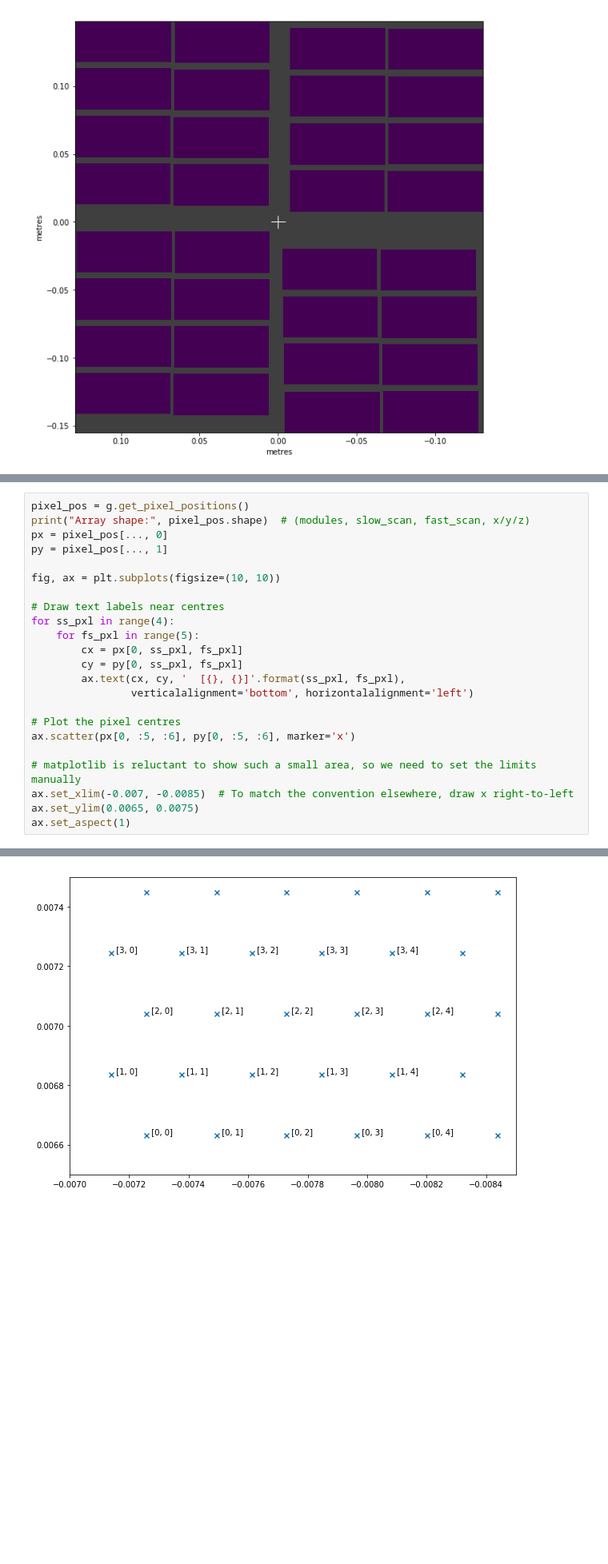
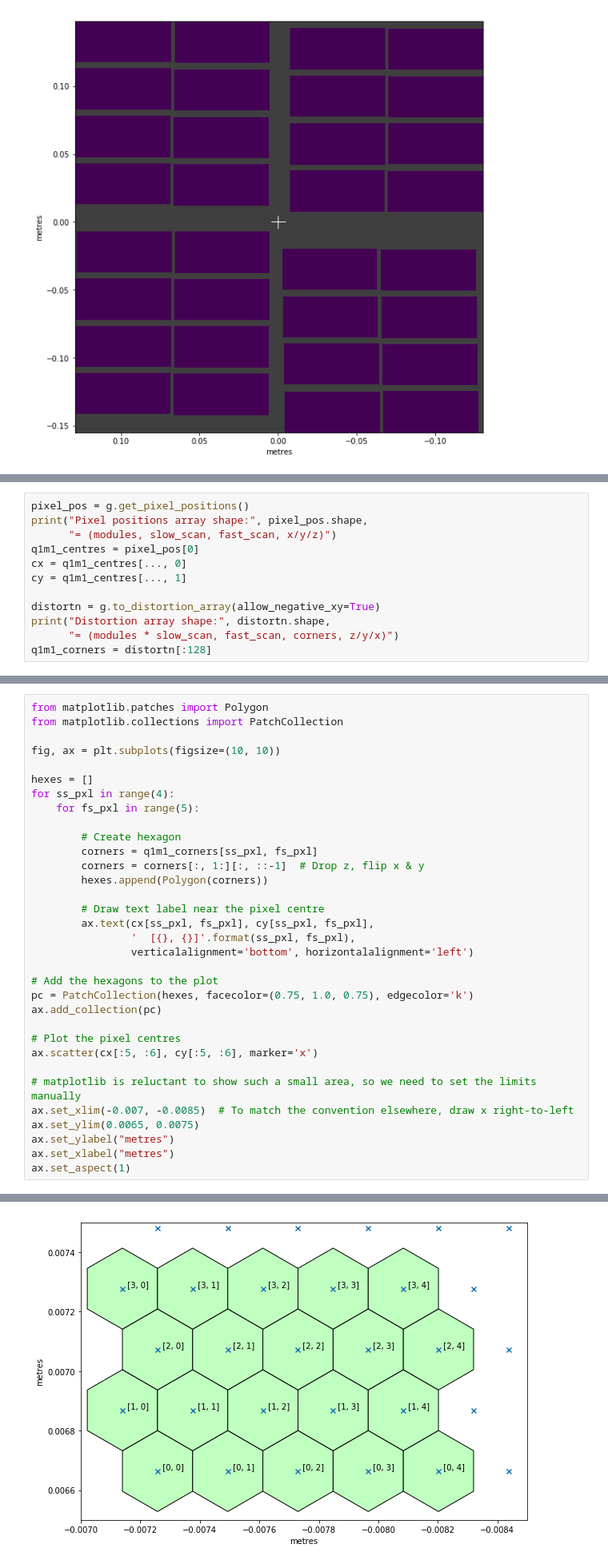
Before and after one commit to European-XFEL/karabo_data, a Jupyter notebook: docs/dssc_geometry.ipynb, the cells around one changed output, grey strips where cells are left out. Shown at 80% size. Cells and saved outputs as stored; diff of their text form; blank space fills up the shorter version.

Commit message:
Plot pixel centres and shapes together

```diff
--- a/docs/dssc_geometry.ipynb
+++ b/docs/dssc_geometry.ipynb
@@ -42,0 +46,12 @@ We can find the centre positions of individual pixels with `get_pixel_positions(
+# %%
+pixel_pos = g.get_pixel_positions()
+print("Pixel positions array shape:", pixel_pos.shape,
+      "= (modules, slow_scan, fast_scan, x/y/z)")
+q1m1_centres = pixel_pos[0]
+cx = q1m1_centres[..., 0]
+cy = q1m1_centres[..., 1]
+
+distortn = g.to_distortion_array(allow_negative_xy=True)
+print("Distortion array shape:", distortn.shape,
+      "= (modules * slow_scan, fast_scan, corners, z/y/x)")
+q1m1_corners = distortn[:128]
@@ -43,24 +61,34 @@ We can find the centre positions of individual pixels with `get_pixel_positions(
 # %%
-pixel_pos = g.get_pixel_positions()
-print("Array shape:", pixel_pos.shape)  # (modules, slow_scan, fast_scan, x/y/z)
-px = pixel_pos[..., 0]
-py = pixel_pos[..., 1]
+from matplotlib.patches import Polygon
+from matplotlib.collections import PatchCollection
 
 fig, ax = plt.subplots(figsize=(10, 10))
 
-# Draw text labels near centres
+hexes = []
 for ss_pxl in range(4):
     for fs_pxl in range(5):
-        cx = px[0, ss_pxl, fs_pxl]
-        cy = py[0, ss_pxl, fs_pxl]
-        ax.text(cx, cy, '  [{}, {}]'.format(ss_pxl, fs_pxl),
+
+        # Create hexagon
+        corners = q1m1_corners[ss_pxl, fs_pxl]
+        corners = corners[:, 1:][:, ::-1]  # Drop z, flip x & y
+        hexes.append(Polygon(corners))
+
+        # Draw text label near the pixel centre
+        ax.text(cx[ss_pxl, fs_pxl], cy[ss_pxl, fs_pxl],
+                '  [{}, {}]'.format(ss_pxl, fs_pxl),
                 verticalalignment='bottom', horizontalalignment='left')
 
+# Add the hexagons to the plot
+pc = PatchCollection(hexes, facecolor=(0.75, 1.0, 0.75), edgecolor='k')
+ax.add_collection(pc)
+
 # Plot the pixel centres
-ax.scatter(px[0, :5, :6], py[0, :5, :6], marker='x')
+ax.scatter(cx[:5, :6], cy[:5, :6], marker='x')
 
 # matplotlib is reluctant to show such a small area, so we need to set the limits manually
 ax.set_xlim(-0.007, -0.0085)  # To match the convention elsewhere, draw x right-to-left
 ax.set_ylim(0.0065, 0.0075)
+ax.set_ylabel("metres")
+ax.set_xlabel("metres")
 ax.set_aspect(1)
 # %% [output]
@@ -68 +95 @@ Array shape: (16, 128, 512, 3)
-[figure, old version]
+[figure, new version]
```
Also changed, not shown: parts of 7 cells of this notebook.
